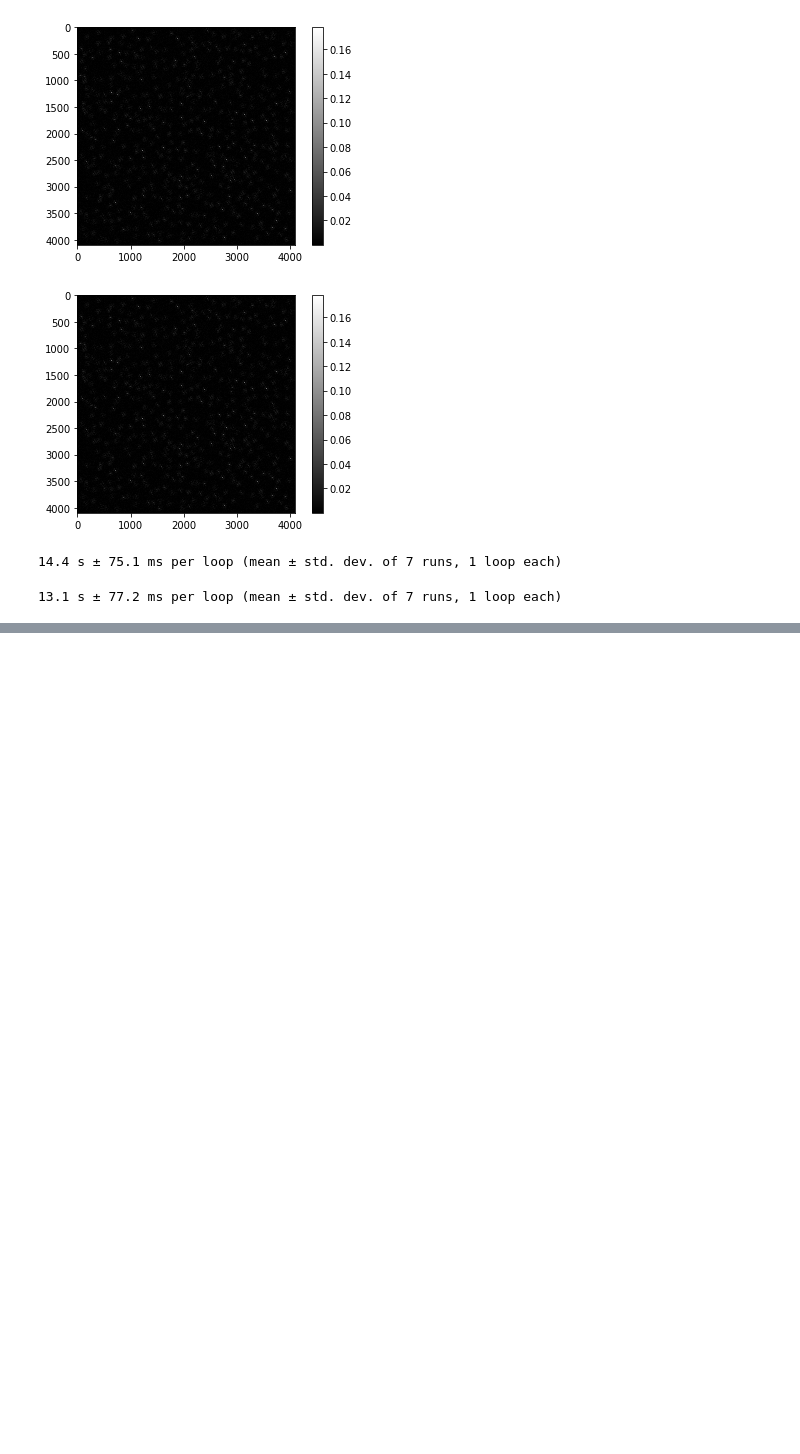
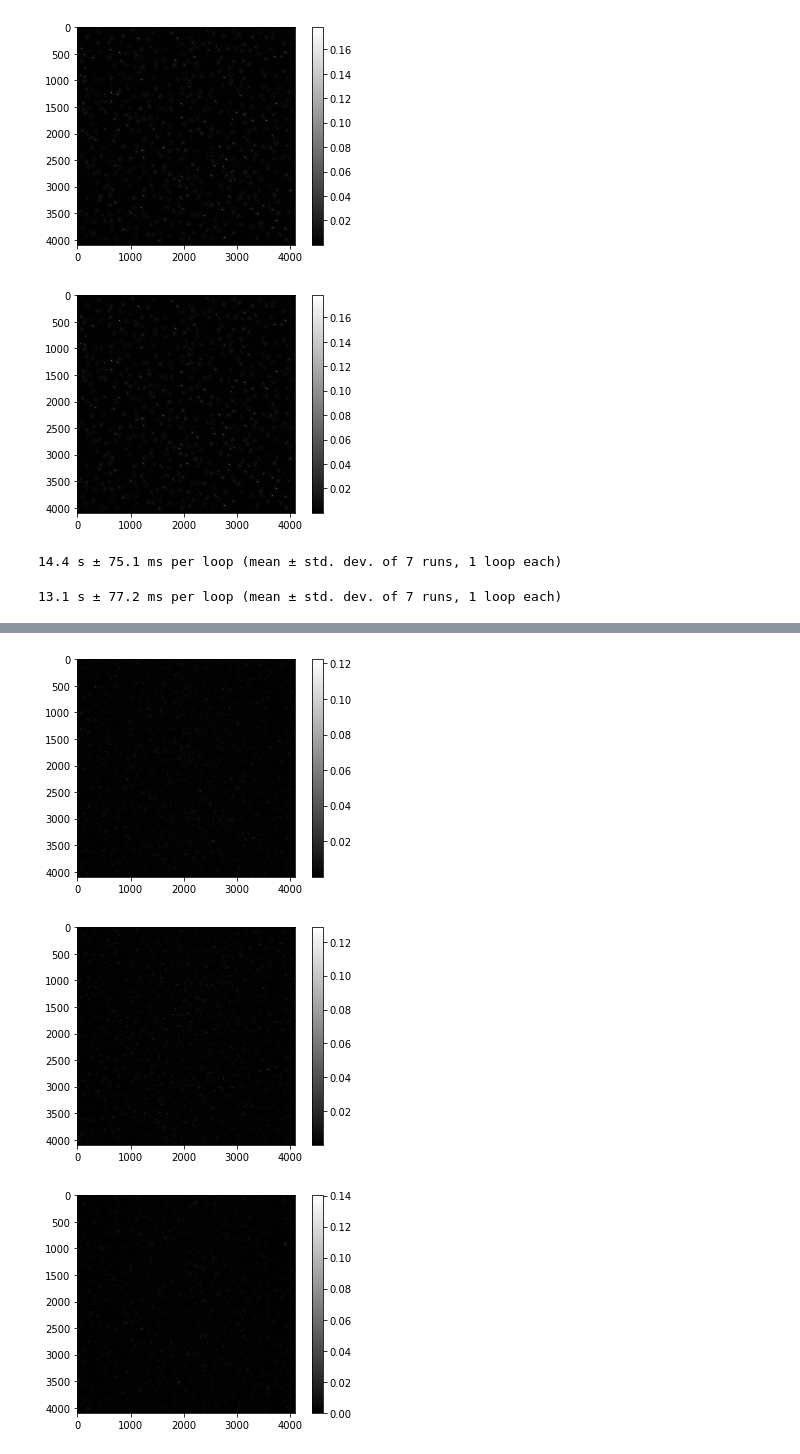
Before and after one commit to ngasner/cryo, a Jupyter notebook: Basic Implementation.ipynb, the cells around one changed output, grey strips where cells are left out. Cells and saved outputs as stored; diff of their text form; code cells hidden in the pictures; blank space fills up the shorter version.

```diff
--- a/Basic Implementation.ipynb
+++ b/Basic Implementation.ipynb
@@ -283,9 +283,9 @@ def multi_particles(I, folder, use_numpy_ver=True):
         # Compute and return normalized cross-correlation
         ncc = abs(crossc/(denom1*denom2))
 
-#         plt.figure()
-#         plt.imshow(ncc)
-#         plt.colorbar()
+        plt.figure()
+        plt.imshow(ncc)
+        plt.colorbar()
         #scipy.misc.imsave('checkme'+ str(re.findall('\\d',part))+ 'C.jpg', ncc)
     return ncc
 
@@ -317,0 +318,3 @@ ncc = multi_particles(scipy.misc.imread('mgtest2.png',1) , 'Particles', use_nump
+[figure, added]
+[figure, added]
+[figure, added]
```
Also changed, not shown: parts of 2 cells of this notebook.
